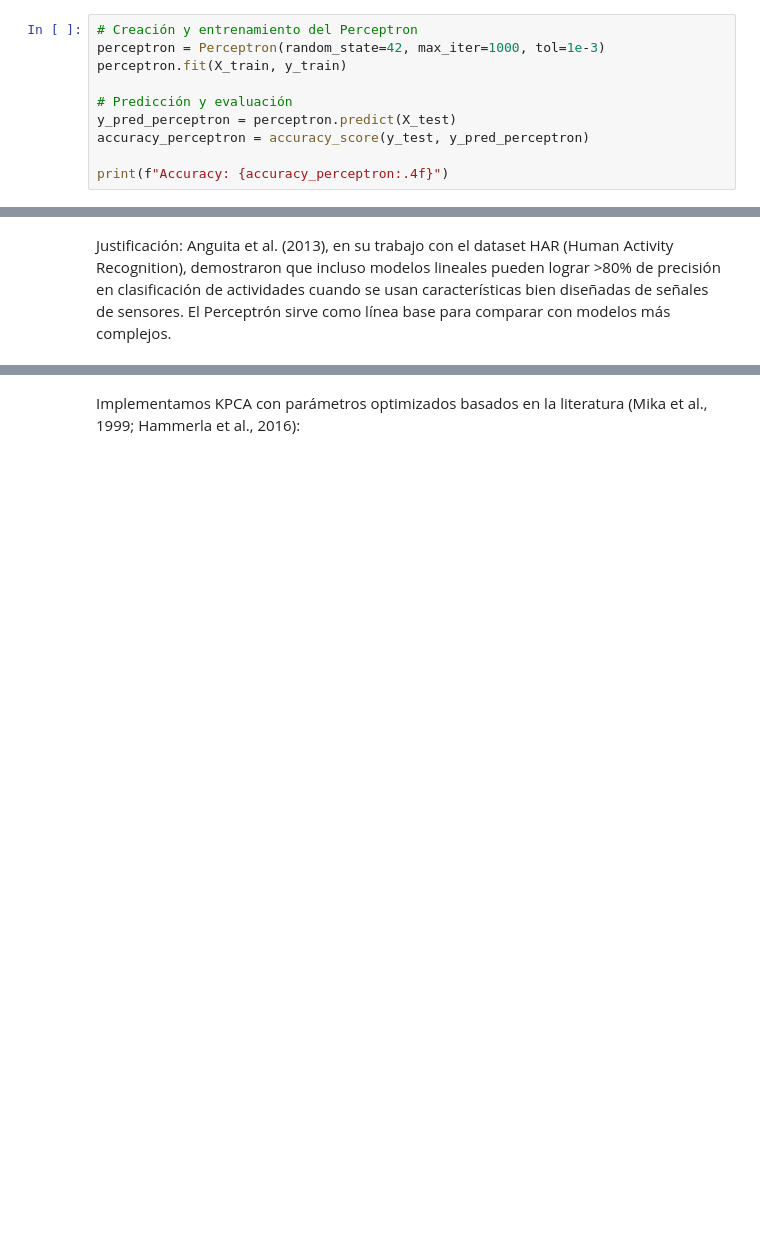
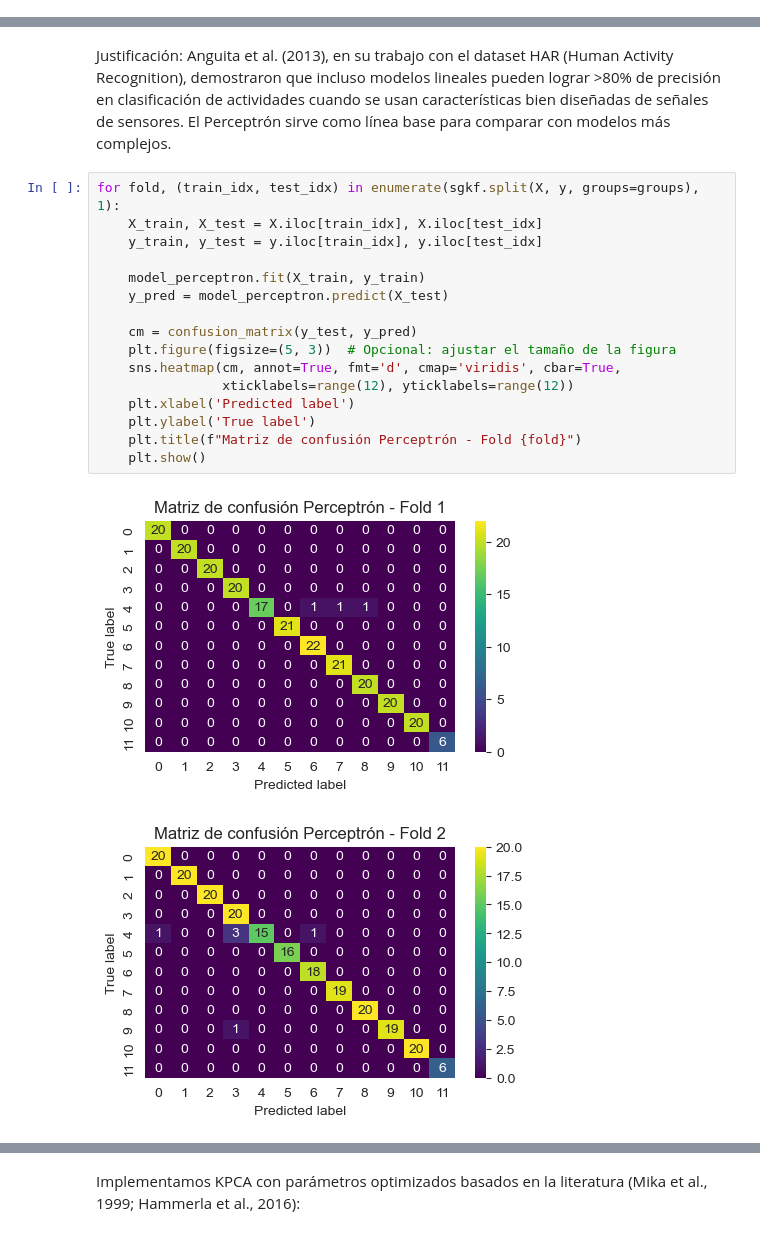
Before and after one commit to CarlosJCD/FDparaelRAHPconPython, a Jupyter notebook: Notebooks/MHEALTH.ipynb, the cells around one changed output, grey strips where cells are left out. Drawn from its saved outputs; the diff is of its cells as text; blank space fills up the shorter version.

```diff
--- a/Notebooks/MHEALTH.ipynb
+++ b/Notebooks/MHEALTH.ipynb
@@ -1123,10 +1198,0 @@ from sklearn.metrics import accuracy_score
-# %%
-# Creación y entrenamiento del Perceptron
-perceptron = Perceptron(random_state=42, max_iter=1000, tol=1e-3)
-perceptron.fit(X_train, y_train)
-
-# Predicción y evaluación
-y_pred_perceptron = perceptron.predict(X_test)
-accuracy_perceptron = accuracy_score(y_test, y_pred_perceptron)
-
-print(f"Accuracy: {accuracy_perceptron:.4f}")
@@ -1135,2 +1247,21 @@ Accuracy: 0.9940
 # %% [markdown]
 Justificación: Anguita et al. (2013), en su trabajo con el dataset HAR (Human Activity Recognition), demostraron que incluso modelos lineales pueden lograr >80% de precisión en clasificación de actividades cuando se usan características bien diseñadas de señales de sensores. El Perceptrón sirve como línea base para comparar con modelos más complejos.
+# %%
+for fold, (train_idx, test_idx) in enumerate(sgkf.split(X, y, groups=groups), 1):
+    X_train, X_test = X.iloc[train_idx], X.iloc[test_idx]
+    y_train, y_test = y.iloc[train_idx], y.iloc[test_idx]
+
+    model_perceptron.fit(X_train, y_train)
+    y_pred = model_perceptron.predict(X_test)
+
+    cm = confusion_matrix(y_test, y_pred)
+    plt.figure(figsize=(5, 3))  # Opcional: ajustar el tamaño de la figura
+    sns.heatmap(cm, annot=True, fmt='d', cmap='viridis', cbar=True,
+                xticklabels=range(12), yticklabels=range(12))
+    plt.xlabel('Predicted label')
+    plt.ylabel('True label')
+    plt.title(f"Matriz de confusión Perceptrón - Fold {fold}")
+    plt.show()
+# %% [output]
+[figure, added]
+[figure, added]
```
Also changed, not shown: parts of 73 cells of this notebook.
